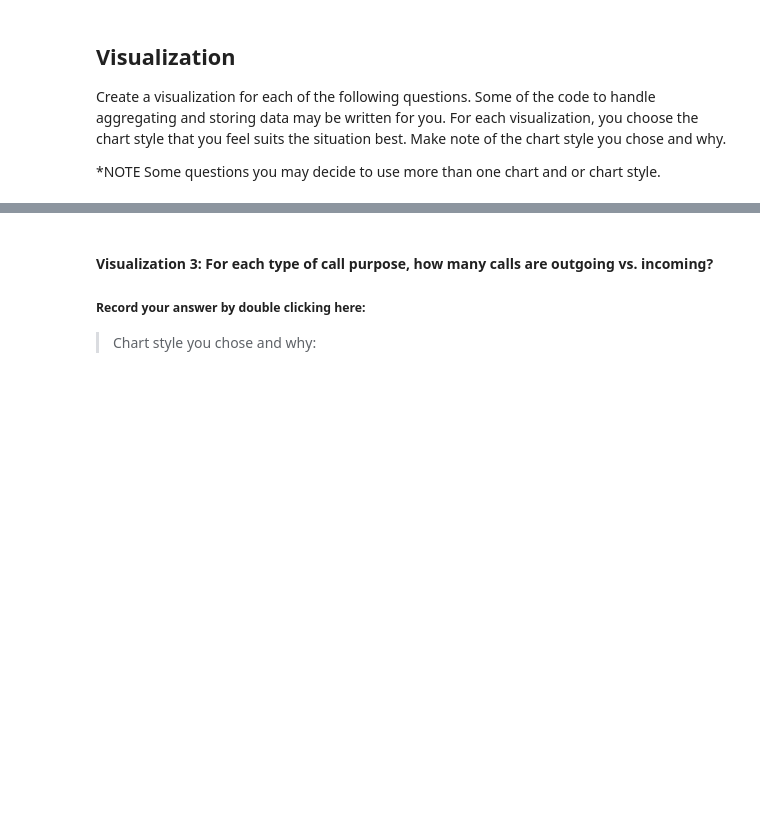
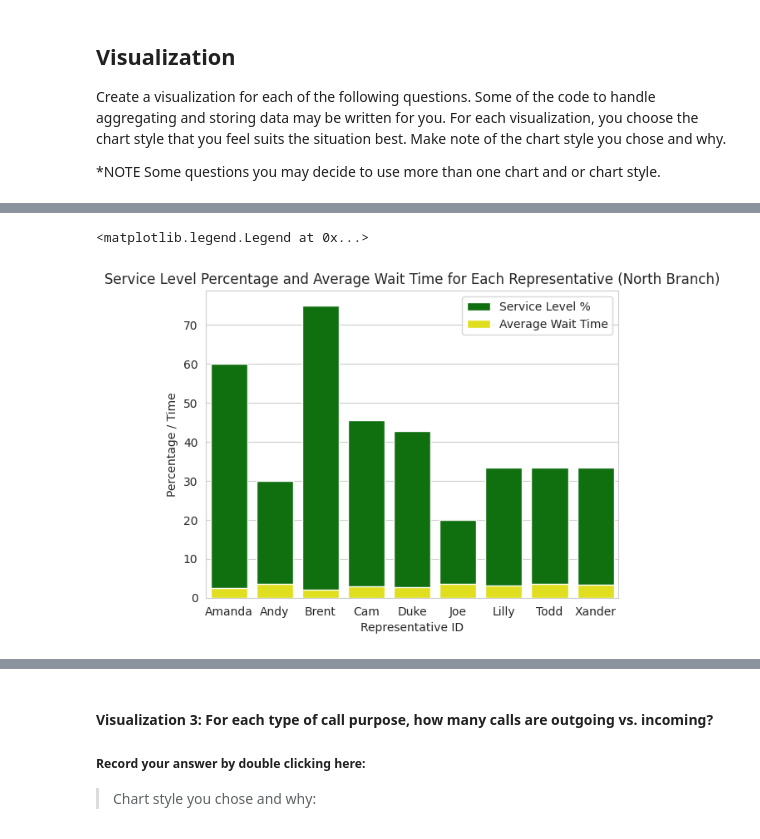
Before and after one commit to e3la/call-center-cleanup-assignment, a Jupyter notebook: Call_Center_Cleanup.ipynb, the cells around one changed output, grey strips where cells are left out. Cells and saved outputs as stored; diff of their text form; code cells hidden in the pictures; blank space fills up the shorter version.

```diff
--- a/Call_Center_Cleanup.ipynb
+++ b/Call_Center_Cleanup.ipynb
@@ -404,26 +489,39 @@ for i in range(4):
 # %%
 # Create visualization 2 here
 # north_plt contains the data you need for the average speed of answer of each rep
 
-north_plt = north.groupby("Rep ID")["Incoming Wait Time"].mean().to_frame().reset_index()
+north_plt = north_df.groupby("Rep ID")["Incoming Wait Time"].mean().to_frame().reset_index()
 
 # Finding each Rep's Personal Service Level Percentage.  Basically, Calls within 2 secs / total calls
 
 # Table 1: Total Incoming calls less than 2 seconds grouped by Rep
-quick_calls = north[north["Incoming Wait Time"] <= 2.0]
+quick_calls = north_df[north_df["Incoming Wait Time"] <= 2.0]
 quick_reps = quick_calls[["Rep ID", "Calls"]]
 quick_stats = quick_reps.groupby(["Rep ID"]).sum()  # Final Table
 
 
 # Table 2: Total Incoming Calls Only grouped by Rep
-total_calls_in = north[north["Incoming or Outgoing"] == "Incoming"]
+total_calls_in = north_df[north_df["Incoming or Outgoing"] == "Incoming"]
 rep_calls = total_calls_in[["Rep ID", "Calls"]]
 total_stats = rep_calls.groupby(["Rep ID"]).sum() # Final Table
 
 #  Table 3: Service Level Percentage created via merge
 service_level = pd.merge(quick_stats, total_stats, on="Rep ID")
 
 # Create Percentage Column in Table 3
 service_level["Service Level %"] = service_level["Calls_x"]/service_level["Calls_y"] * 100
 
 #Your Code Here:
+
+service_level_avg_speed = pd.merge(service_level, north_plt, on="Rep ID")
+
+sns.barplot(x="Rep ID", y="Service Level %", data=service_level_avg_speed, color="green", label="Service Level %")
+sns.barplot(x="Rep ID", y="Incoming Wait Time", data=service_level_avg_speed, color="yellow", label="Average Wait Time")
+
+plt.xlabel("Representative ID")
+plt.ylabel("Percentage / Time")
+plt.title("Service Level Percentage and Average Wait Time for Each Representative (North Branch)")
+plt.legend()
+# %% [output]
+<matplotlib.legend.Legend at 0x...>
+[figure, added]
```
Also changed, not shown: parts of 20 cells of this notebook.
